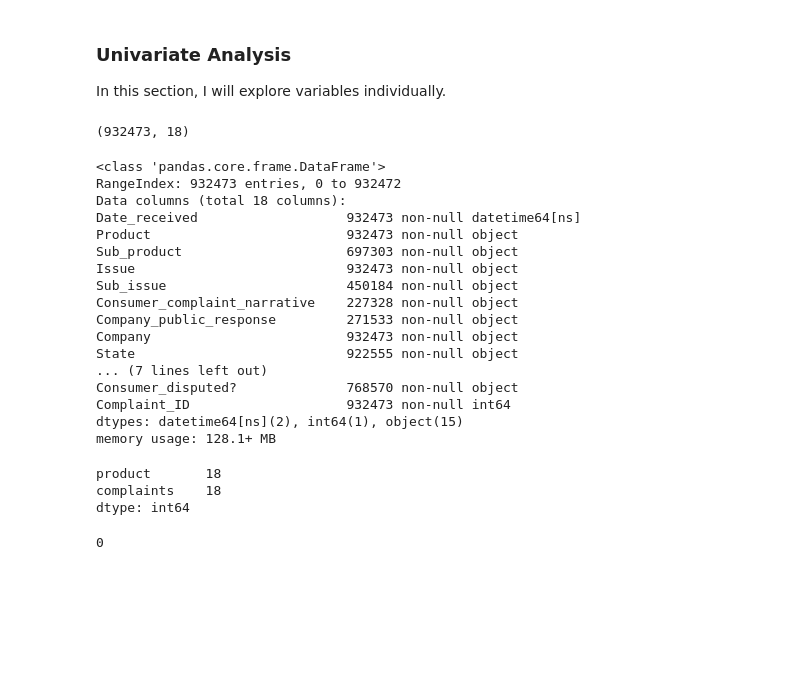
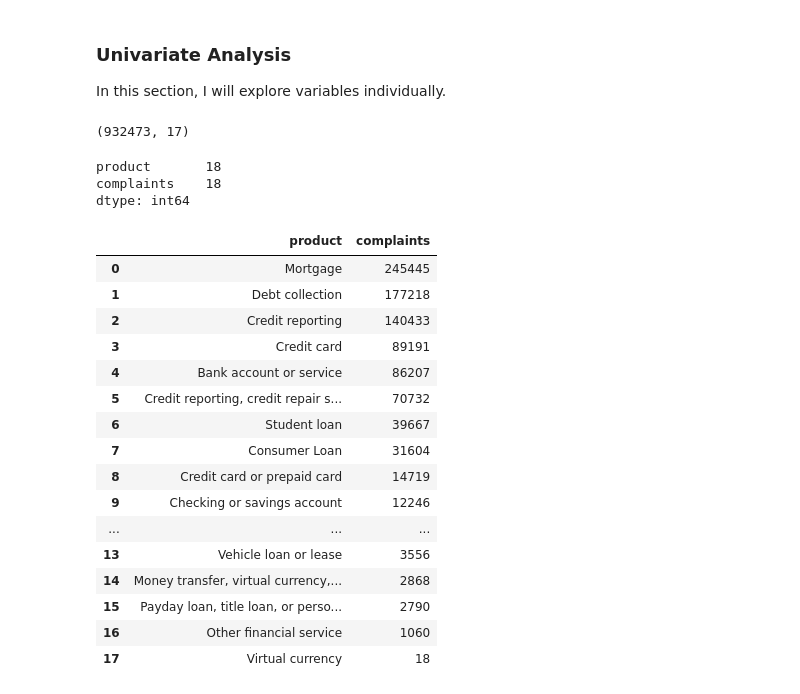
Before and after one commit to Halvinn/cfpb_complaints, a Jupyter notebook: cfpb_complaints.ipynb, the cells around one changed output. Cells and saved outputs as stored; diff of their text form; code cells hidden in the pictures; blank space fills up the shorter version.

```diff
--- a/cfpb_complaints.ipynb
+++ b/cfpb_complaints.ipynb
@@ -110,30 +74,10 @@ memory usage: 120.9+ MB
 # %% [markdown]
 ### Univariate Analysis
 In this section, I will explore variables individually.
-# %%
-complaints_df.shape
-# %% [output]
-(932473, 18)
-# %%
-complaints_df.info()
-# %% [output]
-<class 'pandas.core.frame.DataFrame'>
-RangeIndex: 932473 entries, 0 to 932472
-Data columns (total 18 columns):
-Date_received                   932473 non-null datetime64[ns]
-Product                         932473 non-null object
-Sub_product                     697303 non-null object
-Issue                           932473 non-null object
-Sub_issue                       450184 non-null object
-Consumer_complaint_narrative    227328 non-null object
-Company_public_response         271533 non-null object
-Company                         932473 non-null object
-State                           922555 non-null object
-... (7 lines left out)
-Consumer_disputed?              768570 non-null object
-Complaint_ID                    932473 non-null int64
-dtypes: datetime64[ns](2), int64(1), object(15)
-memory usage: 128.1+ MB
+# %%
+complaints_df.shape # Dataframe has 17 columns and 932,473 rows.
+# %% [output]
+(932473, 17)
 # %%
 products = pd.DataFrame(complaints_df.Product.value_counts().reset_index())
 products.columns = ['product', 'complaints']
@@ -142,8 +86,24 @@ products.count()
 product       18
 complaints    18
 dtype: int64
-# %%
-complaints_df.Product.isnull().sum()
-# %% [output]
-0
+# %%
+products
+# %% [output]
+|  | product | complaints |
+| 0 | Mortgage | 245445 |
+| 1 | Debt collection | 177218 |
+| 2 | Credit reporting | 140433 |
+| 3 | Credit card | 89191 |
+| 4 | Bank account or service | 86207 |
+| 5 | Credit reporting, credit repair s... | 70732 |
+| 6 | Student loan | 39667 |
+| 7 | Consumer Loan | 31604 |
+| 8 | Credit card or prepaid card | 14719 |
+| 9 | Checking or savings account | 12246 |
+| ... | ... | ... |
+| 13 | Vehicle loan or lease | 3556 |
+| 14 | Money transfer, virtual currency,... | 2868 |
+| 15 | Payday loan, title loan, or perso... | 2790 |
+| 16 | Other financial service | 1060 |
+| 17 | Virtual currency | 18 |
 # %%
```
Also changed, not shown: parts of 12 cells of this notebook.
